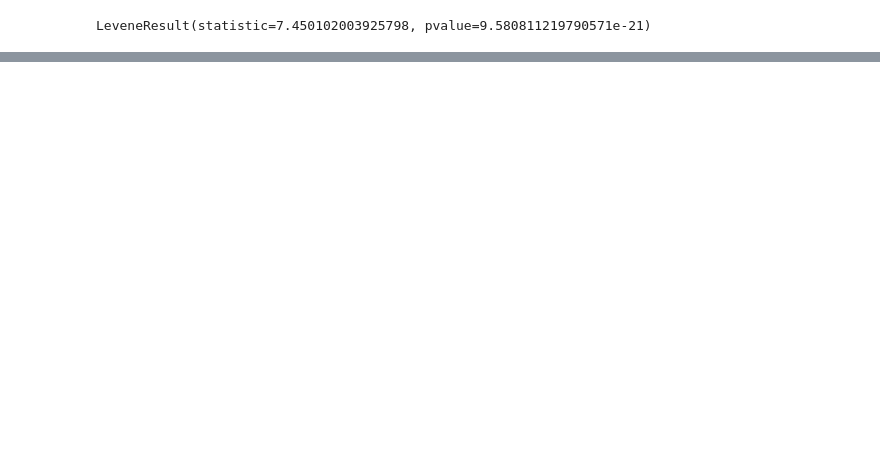
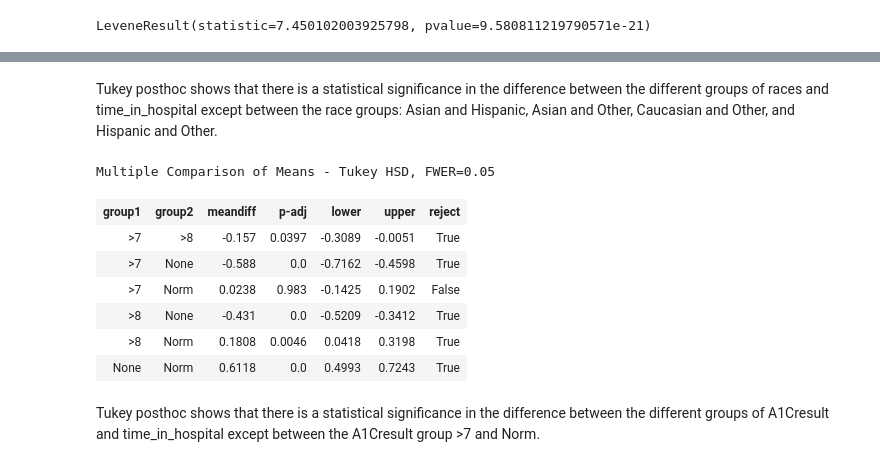
Before and after one commit to kkettip/datasci_6_anova, a Jupyter notebook: datasci_6_anova.ipynb, the cells around one changed output, grey strips where cells are left out. Cells and saved outputs as stored; diff of their text form; code cells hidden in the pictures; blank space fills up the shorter version.

```diff
--- a/datasci_6_anova.ipynb
+++ b/datasci_6_anova.ipynb
@@ -288,0 +272,18 @@ LeveneResult(statistic=7.450102003925798, pvalue=9.580811219790571e-21)
+# %% [markdown]
+Tukey posthoc shows that there is a statistical significance in the difference between the different groups of races and time_in_hospital except between the race groups: Asian and Hispanic, Asian and Other, Caucasian and Other, and Hispanic and Other.
+# %%
+import statsmodels.stats.multicomp as mc
+comp = mc.MultiComparison(df['time_in_hospital'], df['A1Cresult'])
+post_hoc_res = comp.tukeyhsd()
+post_hoc_res.summary()
+# %% [output]
+Multiple Comparison of Means - Tukey HSD, FWER=0.05
+| group1 | group2 | meandiff | p-adj | lower | upper | reject |
+| >7 | >8 | -0.157 | 0.0397 | -0.3089 | -0.0051 | True |
+| >7 | None | -0.588 | 0.0 | -0.7162 | -0.4598 | True |
+| >7 | Norm | 0.0238 | 0.983 | -0.1425 | 0.1902 | False |
+| >8 | None | -0.431 | 0.0 | -0.5209 | -0.3412 | True |
+| >8 | Norm | 0.1808 | 0.0046 | 0.0418 | 0.3198 | True |
+| None | Norm | 0.6118 | 0.0 | 0.4993 | 0.7243 | True |
+# %% [markdown]
+Tukey posthoc shows that there is a statistical significance in the difference between the different groups of A1Cresult and time_in_hospital except between the A1Cresult group >7 and Norm.
```
Also changed, not shown: parts of 17 cells of this notebook.
